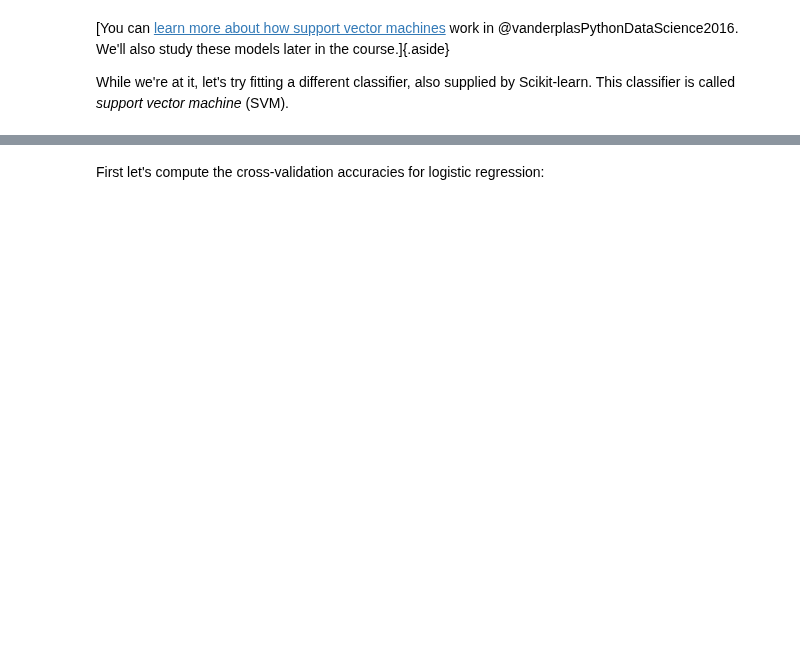
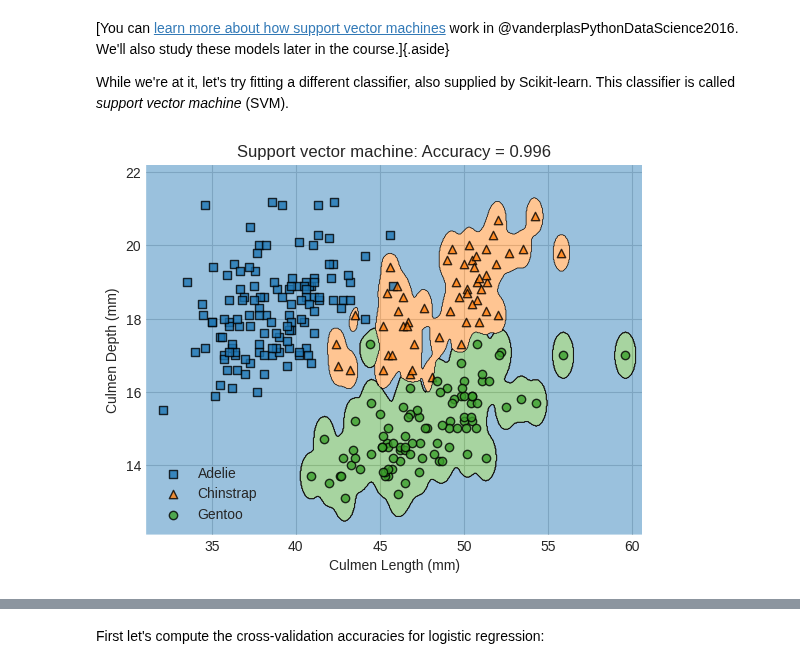
Before and after one commit to ctkatz/ctkatz.github.io, a Jupyter notebook: docs/live-notebooks/02-black-box-classification.ipynb, the cells around one changed output, grey strips where cells are left out. Cells and saved outputs as stored; diff of their text form; code cells hidden in the pictures; blank space fills up the shorter version.

```diff
--- a/docs/live-notebooks/02-black-box-classification.ipynb
+++ b/docs/live-notebooks/02-black-box-classification.ipynb
@@ -28,6 +28,8 @@ np.set_printoptions(precision = 3)
 plt.style.use('seaborn-v0_8-whitegrid')
 # %%
 url = "https://raw.githubusercontent.com/PhilChodrow/ml-notes/main/data/palmer-penguins/palmer-penguins.csv"
+# %%
+df = pd.read_csv(url)
 # %% [markdown]
 [You can learn much more about the capabilities of `pandas.DataFrame` objects in [Chapter 3](https://jakevdp.github.io/PythonDataScienceHandbook/03.00-introduction-to-pandas.html) of  @vanderplasPythonDataScience2016]{.aside}
 The `df` variable holds a `pandas.DataFrame` object. You can think of a data frame as a table of data with a variety of useful behaviors for data manipulation and visualization.
@@ -48,6 +85,8 @@ Here's the question we'll ask today about this data set:
 
 In applied data science, at least 80% of the work is typically spent acquiring and preparing data. Here, we're going to do some simple data preparation directed by our question. It's going to be convenient to shorten the `Species` column for each penguin. Furthermore, for visualization purposes today we are going to focus on the `Culmen Length (mm)` and `Culmen Depth (mm)` columns.
 # %%
+df= df[["Culmen Length (mm)", "Culmen Depth (mm)", "Species"]]
+df= df.dropna()
 
 
 # slightly advanced syntax:
@@ -72,5 +133,9 @@ Now our data looks like this:
 ### Train-Test Split
 
 When designing predictive models, it's important to *evaluate* them in a context that simulates the prediction application as accurately as possible. One important way we do this is by performing a *train-test split*. We keep most of the data as *training data* which we'll use to design the model. We'll hold out a bit of the data as *testing data*, which we'll treat as unseen and only use once we are ready to evaluate our final design. The testing data simulates the idea of "new, unseen data" -- exactly the kind of data on which it would be useful for us to make predictions!
+# %%
+from sklearn.model_selection import train_test_split
+
+df_train, df_test = train_test_split(df, test_size = 0.2)
 # %% [markdown]
 Let's check the size of our two split data sets:
@@ -117,10 +197,10 @@ It's convenient to split our data into predictors $\mathbf{X}$ and targets $\mat
 predictor_cols = ["Culmen Length (mm)", "Culmen Depth (mm)"]
 target_col = "species_label"
 
-X_train = df_train[predictor_cols]
+x_train = df_train[predictor_cols]
 y_train = df_train[target_col]
 
-X_test = df_test[predictor_cols]
+x_test = df_test[predictor_cols]
 y_test = df_test[target_col]
 # %% [markdown]
 Let's take a quick look at `X_train`
@@ -157,6 +262,12 @@ decision_regions(X_train, y_train, LR, "Decision Regions for Logistic Regression
 [You can [learn more about how support vector machines](https://jakevdp.github.io/PythonDataScienceHandbook/05.07-support-vector-machines.html) work in @vanderplasPythonDataScience2016. We'll also study these models later in the course.]{.aside}
 
 While we're at it, let's try fitting a different classifier, also supplied by Scikit-learn. This classifier is called *support vector machine* (SVM).
+# %%
+SVM = SVC(gamma = 5)
+SVM.fit(x_train, y_train)
+decision_regions(x_train, y_train, SVM, "Support vector machine")
+# %% [output]
+[figure, added]
 # %% [markdown]
 Wow! The support vector machine classifier achieved even higher accuracy on the training data. This is enabled by the greater *flexibility* of the SVM. Flexibility comes from a lot of places in machine learning, and generally refers to the ability of models to learn complicated decision boundaries like the ones shown here.
 
```
Also changed, not shown: parts of 20 cells of this notebook.
